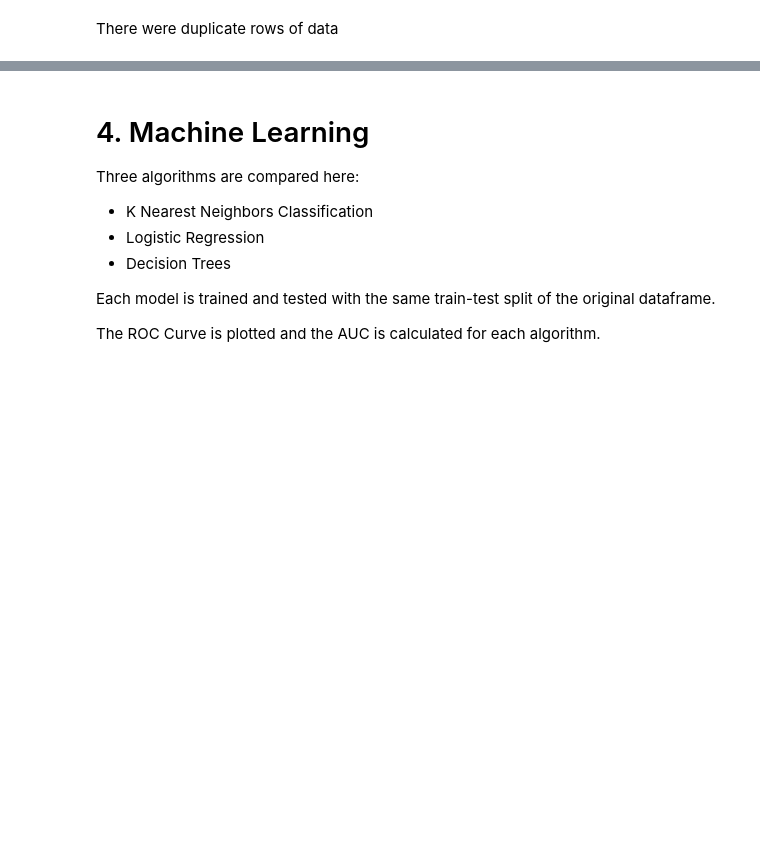
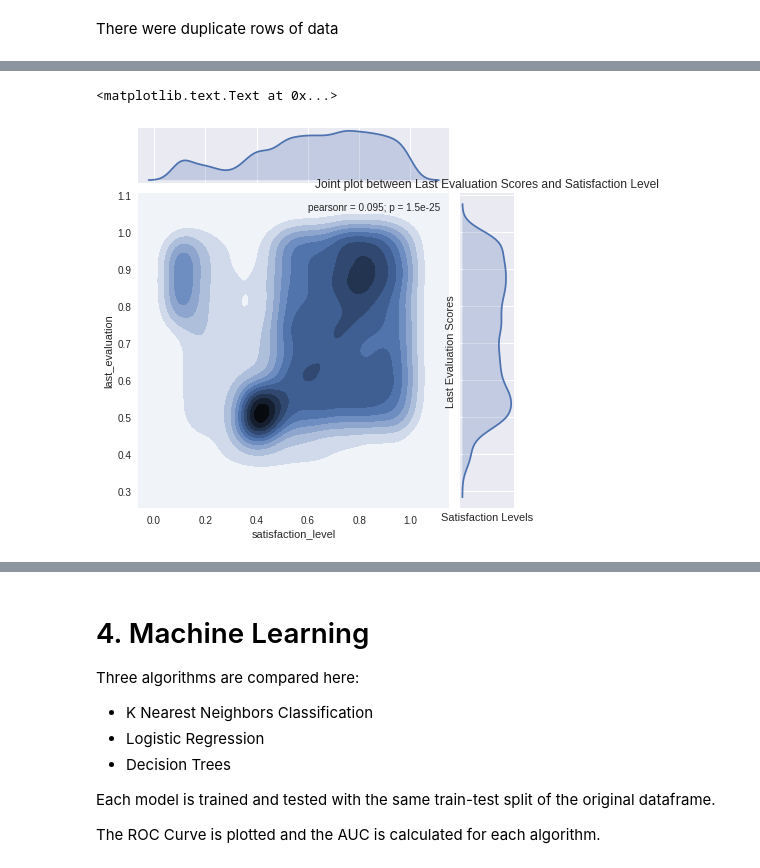
Before and after one commit to prajwaldp/kaggle-human-resource-analytics, a Jupyter notebook: report.ipynb, the cells around one changed output, grey strips where cells are left out. Drawn from its saved outputs; the diff is of its cells as text; code cells hidden in the pictures; blank space fills up the shorter version.

```diff
--- a/report.ipynb
+++ b/report.ipynb
@@ -126,0 +149,8 @@ import seaborn as sns
+# %%
+sns.jointplot(x="satisfaction_level", y="last_evaluation", data=df, kind='kde')
+plt.xlabel("Satisfaction Levels")
+plt.ylabel("Last Evaluation Scores")
+plt.title("Joint plot between Last Evaluation Scores and Satisfaction Level")
+# %% [output]
+<matplotlib.text.Text at 0x...>
+[figure, added]
```
Also changed, not shown: parts of 91 cells of this notebook.
